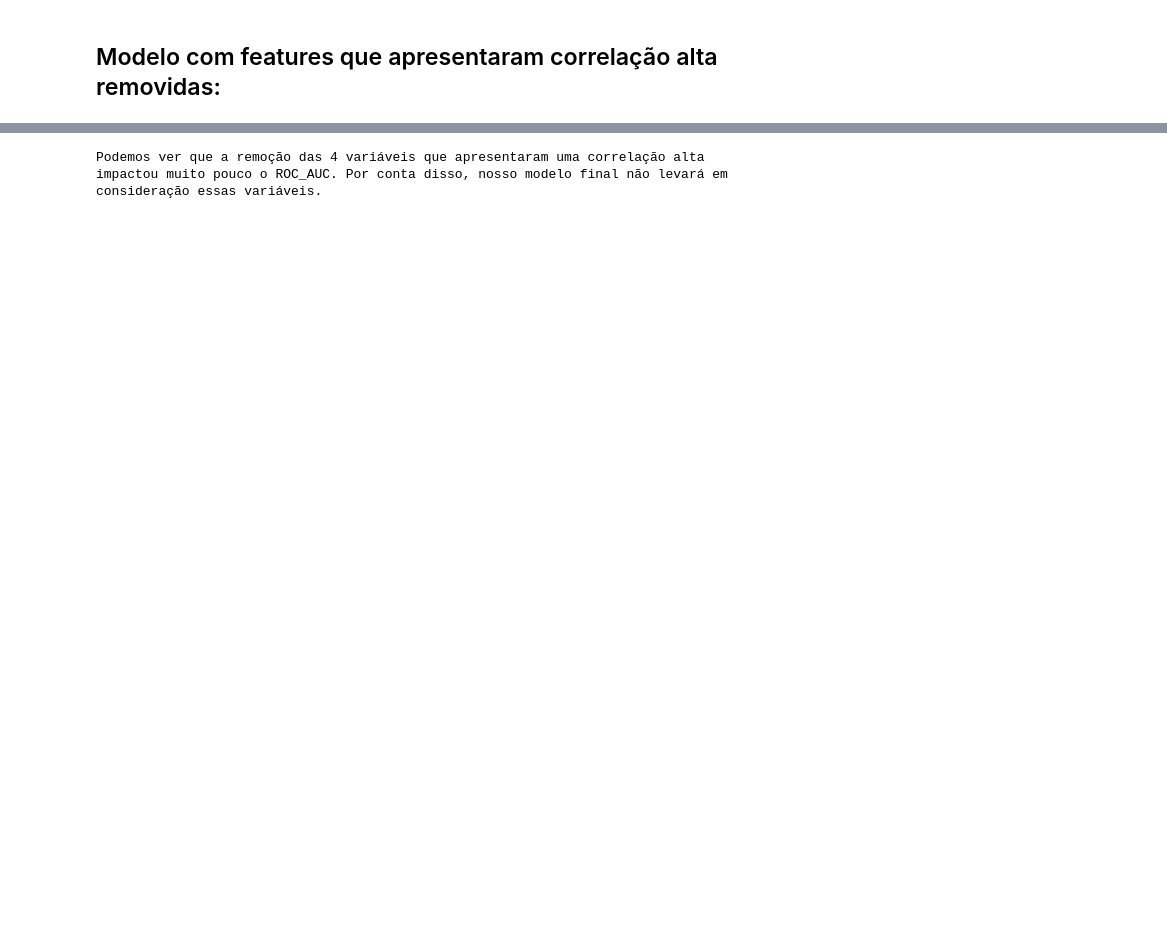
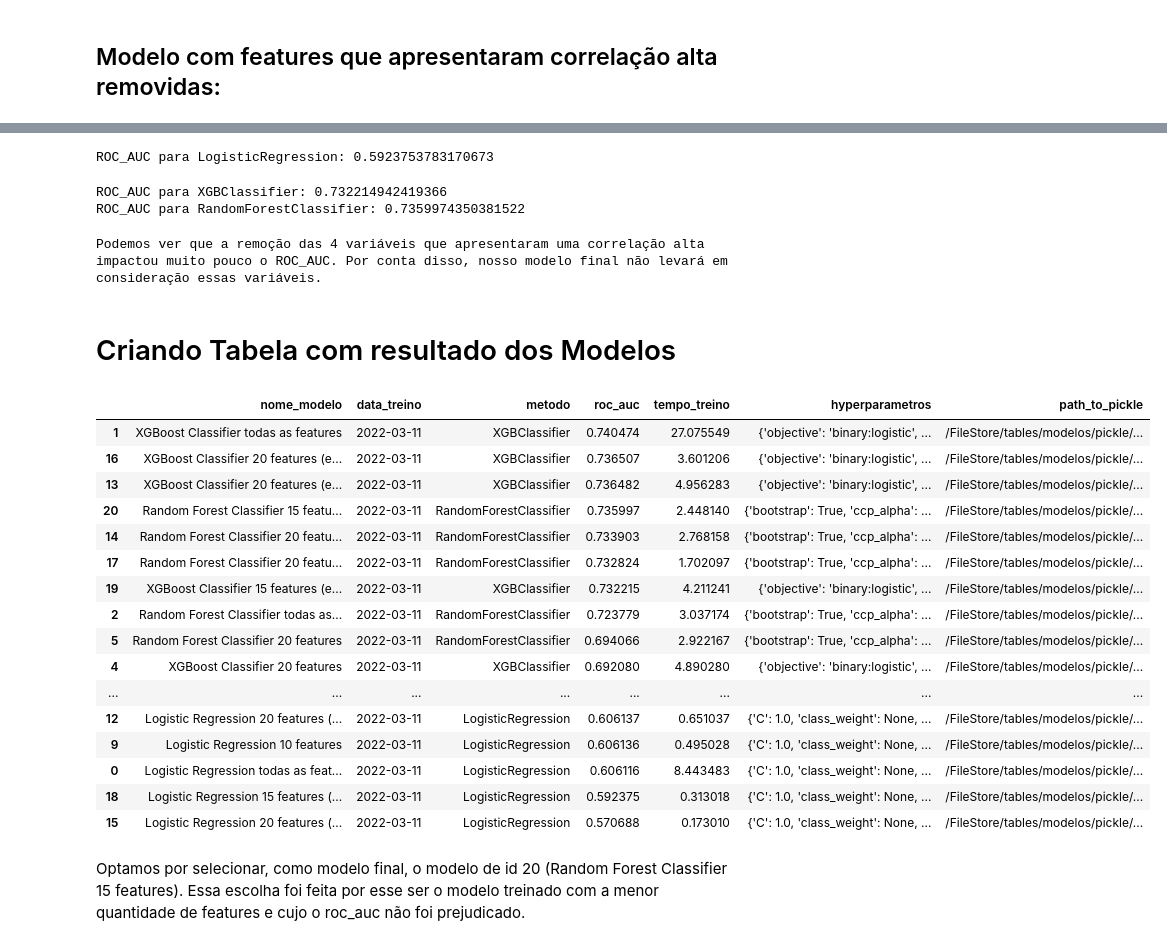
Before and after one commit to juliolimoli/projeto_dados, a Jupyter notebook: parte_DS_final.ipynb, the cells around one changed output, grey strips where cells are left out. Cells and saved outputs as stored; diff of their text form; code cells hidden in the pictures; blank space fills up the shorter version.

```diff
--- a/parte_DS_final.ipynb
+++ b/parte_DS_final.ipynb
@@ -674,4 +588,65 @@ ROC_AUC para Ada Boost Classifier: 0.7388406629735382
+# %%
+#Treinando um modelo de Losgistic Regression utilizando todas as features:
+models_table(
+    model_name='Logistic Regression 15 features (escolhidas RFC)',
+    model=lr_model,
+    X_train=X_train[features_rfc_15],
+    y_train=y_train,
+    X_test=X_test[features_rfc_15],
+    y_test=y_test
+    )
+
+#Treinando um modelo de XGB Classifier utilizando todas as features:
+models_table(
+    model_name='XGBoost Classifier 15 features (escolhidas RFC)',
+    model=xgb_model,
+    X_train=X_train[features_rfc_15],
+    y_train=y_train,
+    X_test=X_test[features_rfc_15],
+    y_test=y_test
+    )
+
+#Treinando um modelo de Random Forest Classifier utilizando todas as features:
+models_table(
+    model_name='Random Forest Classifier 15 features (escolhidas RFC)',
+    model=rfc_model,
+    X_train=X_train[features_rfc_15],
+    y_train=y_train,
+    X_test=X_test[features_rfc_15],
+    y_test=y_test
+    )
+# %% [output]
+ROC_AUC para LogisticRegression: 0.5923753783170673
+ROC_AUC para XGBClassifier: 0.732214942419366
+ROC_AUC para RandomForestClassifier: 0.7359974350381522
 # %%
 print('Podemos ver que a remoção das 4 variáveis que apresentaram uma correlação alta impactou muito pouco o ROC_AUC. Por conta disso, nosso modelo final não levará em consideração essas variáveis.')
 # %% [output]
 Podemos ver que a remoção das 4 variáveis que apresentaram uma correlação alta impactou muito pouco o ROC_AUC. Por conta disso, nosso modelo final não levará em consideração essas variáveis.
+# %% [markdown]
+# Criando Tabela com resultado dos Modelos
+# %%
+model_df = pd.DataFrame(dict_models)
+model_df.to_csv('dados_models.csv')
+model_df = model_df.sort_values(by = 'roc_auc', ascending = False)
+model_df
+# %% [output]
+|  | nome_modelo | data_treino | metodo | roc_auc | tempo_treino | hyperparametros | path_to_pickle |
+| 1 | XGBoost Classifier todas as features | 2022-03-11 | XGBClassifier | 0.740474 | 27.075549 | {'objective': 'binary:logistic', ... | /FileStore/tables/modelos/pickle/... |
+| 16 | XGBoost Classifier 20 features (e... | 2022-03-11 | XGBClassifier | 0.736507 | 3.601206 | {'objective': 'binary:logistic', ... | /FileStore/tables/modelos/pickle/... |
+| 13 | XGBoost Classifier 20 features (e... | 2022-03-11 | XGBClassifier | 0.736482 | 4.956283 | {'objective': 'binary:logistic', ... | /FileStore/tables/modelos/pickle/... |
+| 20 | Random Forest Classifier 15 featu... | 2022-03-11 | RandomForestClassifier | 0.735997 | 2.448140 | {'bootstrap': True, 'ccp_alpha': ... | /FileStore/tables/modelos/pickle/... |
+| 14 | Random Forest Classifier 20 featu... | 2022-03-11 | RandomForestClassifier | 0.733903 | 2.768158 | {'bootstrap': True, 'ccp_alpha': ... | /FileStore/tables/modelos/pickle/... |
+| 17 | Random Forest Classifier 20 featu... | 2022-03-11 | RandomForestClassifier | 0.732824 | 1.702097 | {'bootstrap': True, 'ccp_alpha': ... | /FileStore/tables/modelos/pickle/... |
+| 19 | XGBoost Classifier 15 features (e... | 2022-03-11 | XGBClassifier | 0.732215 | 4.211241 | {'objective': 'binary:logistic', ... | /FileStore/tables/modelos/pickle/... |
+| 2 | Random Forest Classifier todas as... | 2022-03-11 | RandomForestClassifier | 0.723779 | 3.037174 | {'bootstrap': True, 'ccp_alpha': ... | /FileStore/tables/modelos/pickle/... |
+| 5 | Random Forest Classifier 20 features | 2022-03-11 | RandomForestClassifier | 0.694066 | 2.922167 | {'bootstrap': True, 'ccp_alpha': ... | /FileStore/tables/modelos/pickle/... |
+| 4 | XGBoost Classifier 20 features | 2022-03-11 | XGBClassifier | 0.692080 | 4.890280 | {'objective': 'binary:logistic', ... | /FileStore/tables/modelos/pickle/... |
+| ... | ... | ... | ... | ... | ... | ... | ... |
+| 12 | Logistic Regression 20 features (... | 2022-03-11 | LogisticRegression | 0.606137 | 0.651037 | {'C': 1.0, 'class_weight': None, ... | /FileStore/tables/modelos/pickle/... |
+| 9 | Logistic Regression 10 features | 2022-03-11 | LogisticRegression | 0.606136 | 0.495028 | {'C': 1.0, 'class_weight': None, ... | /FileStore/tables/modelos/pickle/... |
+| 0 | Logistic Regression todas as feat... | 2022-03-11 | LogisticRegression | 0.606116 | 8.443483 | {'C': 1.0, 'class_weight': None, ... | /FileStore/tables/modelos/pickle/... |
+| 18 | Logistic Regression 15 features (... | 2022-03-11 | LogisticRegression | 0.592375 | 0.313018 | {'C': 1.0, 'class_weight': None, ... | /FileStore/tables/modelos/pickle/... |
+| 15 | Logistic Regression 20 features (... | 2022-03-11 | LogisticRegression | 0.570688 | 0.173010 | {'C': 1.0, 'class_weight': None, ... | /FileStore/tables/modelos/pickle/... |
+# %% [markdown]
+Optamos por selecionar, como modelo final, o modelo de id 20 (Random Forest Classifier 15 features). Essa escolha foi feita por esse ser o modelo treinado com a menor quantidade de features e cujo o roc_auc não foi prejudicado.
```
Also changed, not shown: parts of 20 cells of this notebook, 25 other files.
